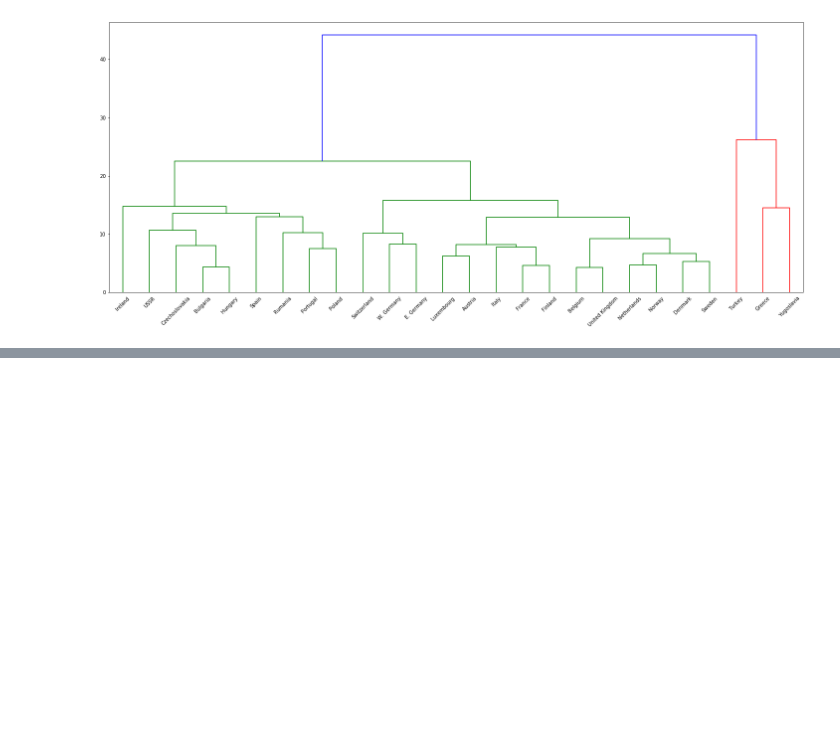
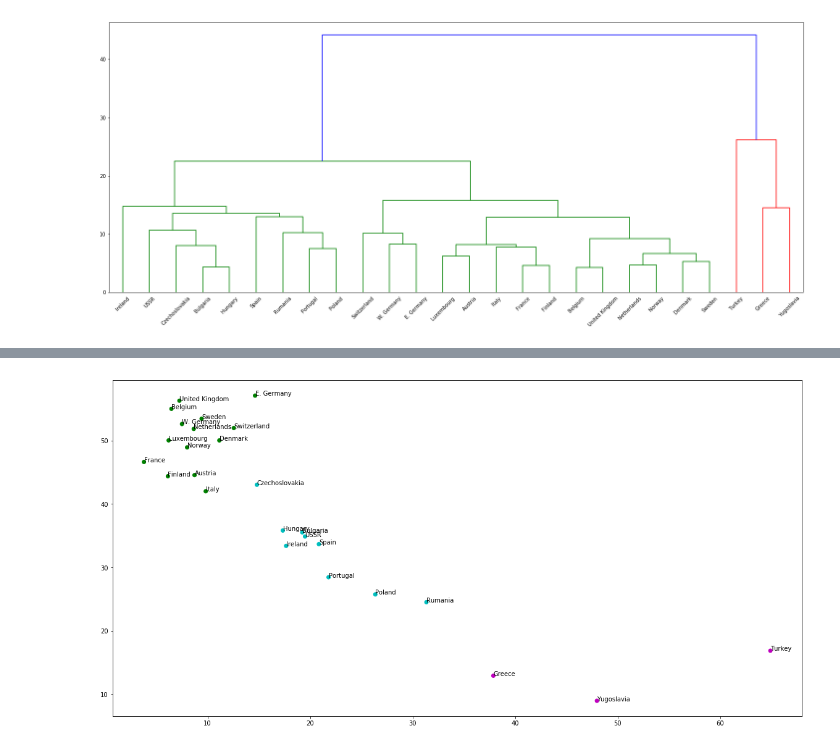
Before and after one commit to mrbrandt92/CS_498AML_HW4, a Jupyter notebook: Untitled.ipynb, the cells around one changed output, grey strips where cells are left out. Drawn from its saved outputs; the diff is of its cells as text; code cells hidden in the pictures; blank space fills up the shorter version.

```diff
--- a/Untitled.ipynb
+++ b/Untitled.ipynb
@@ -17,6 +19,7 @@ from scipy.cluster.hierarchy import dendrogram, linkage
 from matplotlib import pyplot as plt
 X = pd.DataFrame(origData)
 # %%
+y = X.Country
 X = X.drop(labels=['Country'], axis=1)
 # %%
 names = np.array(y)
@@ -52,0 +76,6 @@ plt.show()
+# %%
+np.random.seed(42)
+
+model = KMeans(n_clusters=3)
+model.fit(X)
+data2D = model.transform(X)
@@ -52,0 +88,14 @@ plt.show()
+# %%
+#results['Country'] = names
+#plt.scatter(results[0], results[0], c=labels.astype(np.float), edgecolor='k')
+plt.figure(figsize=(20,10))
+LABEL_COLOR_MAP = {0:'g', 1:'m', 2:'c'}
+
+label_color = [LABEL_COLOR_MAP[l] for l in kmLabels]
+plt.scatter(data2D[:,0], data2D[:,1], c=label_color)
+for i in range (0,26):
+    xy=(data2D[i][0],data2D[i][1])
+    plt.annotate(names[i],xy)
+plt.show()
+# %% [output]
+[figure, added]
```
Also changed, not shown: parts of 4 cells of this notebook.
